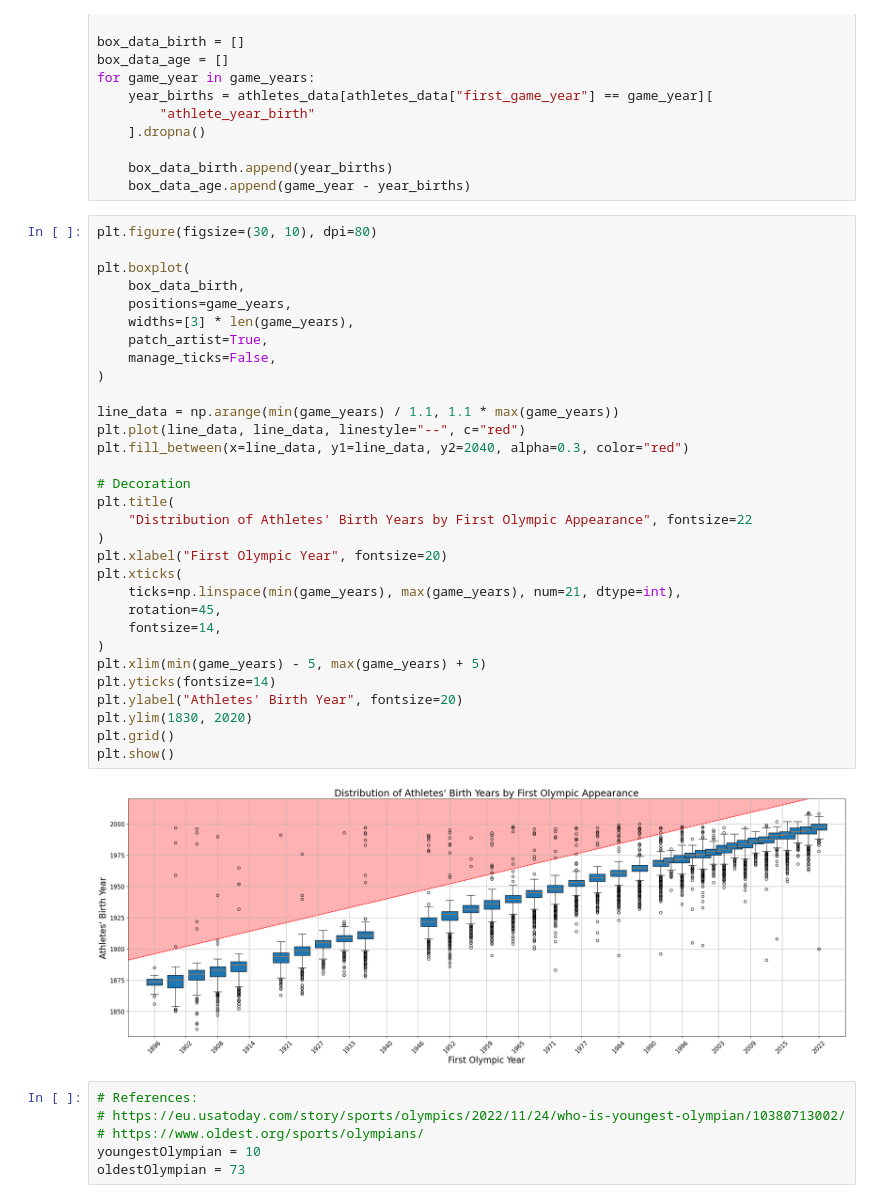
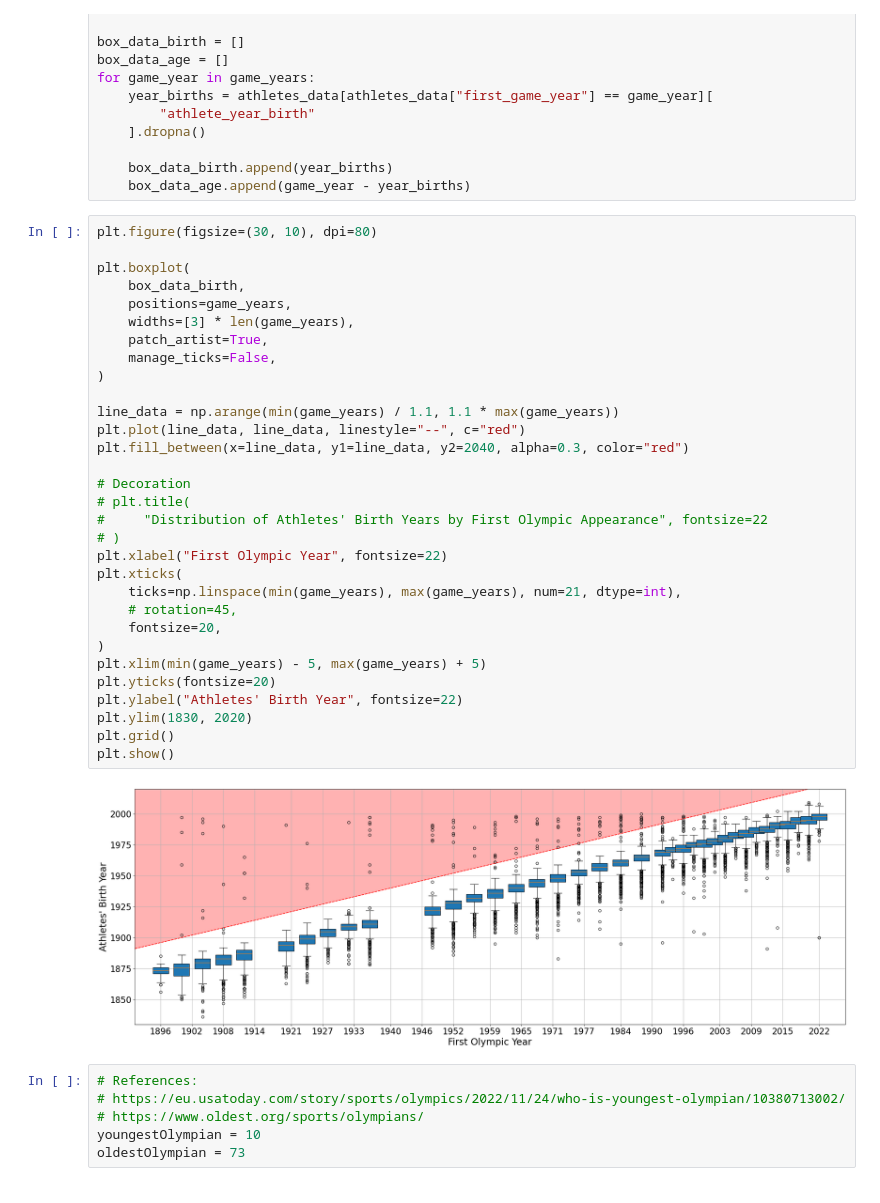
Before and after one commit to willfliaw/CSC_51052_EP, a Jupyter notebook: Project/main/Preliminary data analysis.ipynb, the cells around one changed output. Cells and saved outputs as stored; diff of their text form.

```diff
--- a/Project/main/Preliminary data analysis.ipynb
+++ b/Project/main/Preliminary data analysis.ipynb
@@ -342,36 +342,36 @@ for game_year in game_years:
 # %%
 plt.figure(figsize=(30, 10), dpi=80)
 
 plt.boxplot(
     box_data_birth,
     positions=game_years,
     widths=[3] * len(game_years),
     patch_artist=True,
     manage_ticks=False,
 )
 
 line_data = np.arange(min(game_years) / 1.1, 1.1 * max(game_years))
 plt.plot(line_data, line_data, linestyle="--", c="red")
 plt.fill_between(x=line_data, y1=line_data, y2=2040, alpha=0.3, color="red")
 
 # Decoration
-plt.title(
-    "Distribution of Athletes' Birth Years by First Olympic Appearance", fontsize=22
-)
-plt.xlabel("First Olympic Year", fontsize=20)
+# plt.title(
+#     "Distribution of Athletes' Birth Years by First Olympic Appearance", fontsize=22
+# )
+plt.xlabel("First Olympic Year", fontsize=22)
 plt.xticks(
     ticks=np.linspace(min(game_years), max(game_years), num=21, dtype=int),
-    rotation=45,
-    fontsize=14,
+    # rotation=45,
+    fontsize=20,
 )
 plt.xlim(min(game_years) - 5, max(game_years) + 5)
-plt.yticks(fontsize=14)
-plt.ylabel("Athletes' Birth Year", fontsize=20)
+plt.yticks(fontsize=20)
+plt.ylabel("Athletes' Birth Year", fontsize=22)
 plt.ylim(1830, 2020)
 plt.grid()
 plt.show()
 # %% [output]
-[figure, old version]
+[figure, new version]
 # %%
 # References:
 # https://eu.usatoday.com/story/sports/olympics/2022/11/24/who-is-youngest-olympian/10380713002/
```
Also changed, not shown: parts of 8 cells of this notebook, 11 other files.
